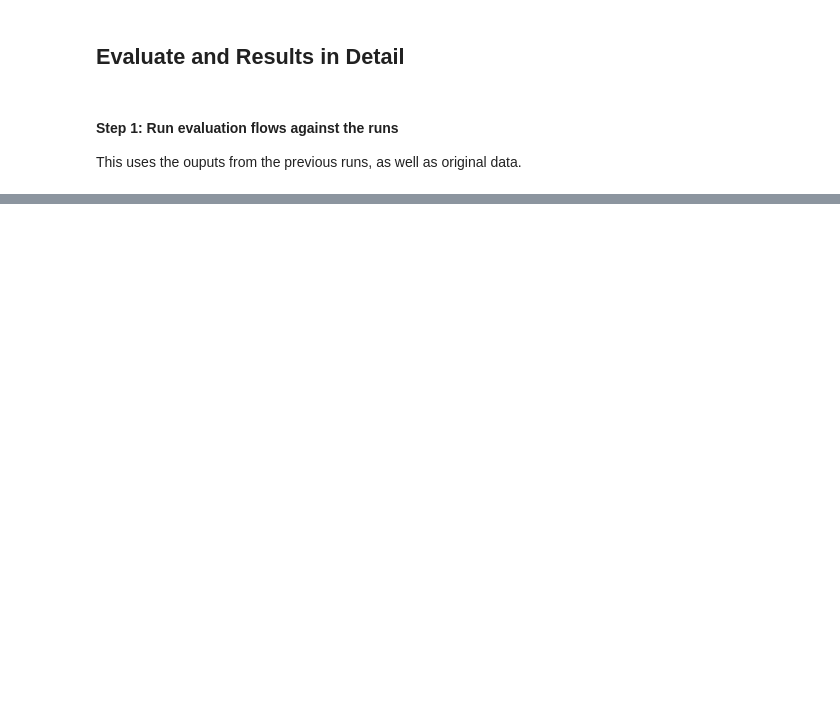
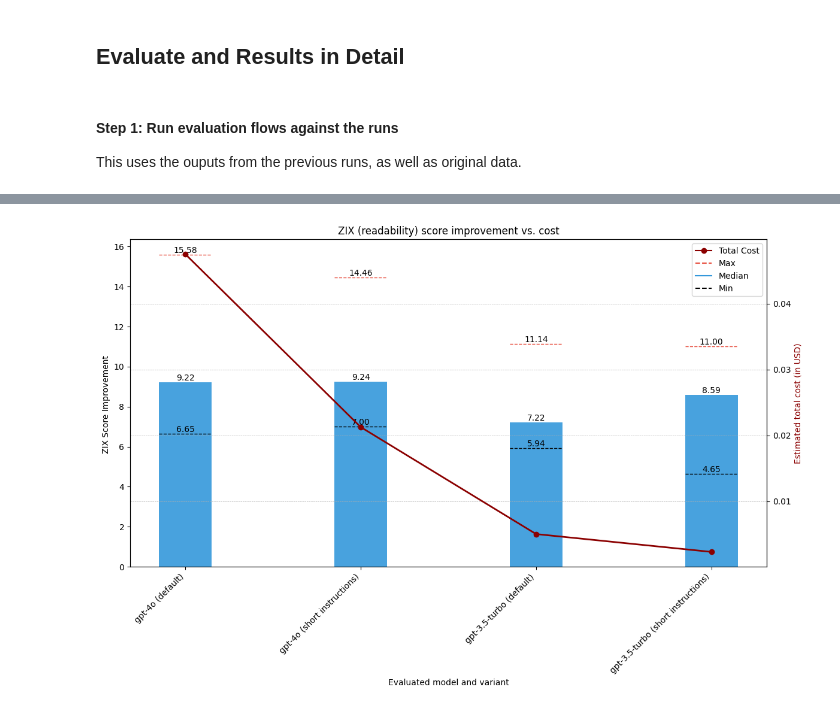
Before and after one commit to machinelearningZH/simply-simplify-language, a Jupyter notebook: promptflow/notebooks/evaluate_flows.ipynb, the cells around one changed output, grey strips where cells are left out. Cells and saved outputs as stored; diff of their text form; code cells hidden in the pictures; blank space fills up the shorter version.

```diff
--- a/promptflow/notebooks/evaluate_flows.ipynb
+++ b/promptflow/notebooks/evaluate_flows.ipynb
@@ -177,0 +134,8 @@ display(result_markdown(result_gpt35turbo_2))
+# %%
+# Execute some runs. The results just store a bit more information about the run, like the run_id, the status, etc.
+
+result_gpt4o = execute_run (pf, gpt4o_config)
+result_gpt4o_2 = execute_run (pf, gpt4o_config_2)
+
+result_gpt35turbo = execute_run (pf, gpt35turbo_config)
+result_gpt35turbo_2 = execute_run (pf, gpt35turbo_config_2)
@@ -258,0 +310,11 @@ display(eval_gpt4o["details"][["inputs.model", "inputs.original_text", "inputs.s
+# %%
+
+metrics_df = pd.DataFrame( [eval_gpt4o["metrics"],
+               eval_gpt4o_2["metrics"],
+               eval_gpt35turbo["metrics"],
+               eval_gpt35turbo_2["metrics"]],
+             index=["gpt-4o (default)",
+                    "gpt-4o (short instructions)",
+                    "gpt-3.5-turbo (default)",
+                    "gpt-3.5-turbo (short instructions)"]).sort_values(by="sum_total_cost", ascending=False)
+display(metrics_df)
@@ -258,0 +327,67 @@ display(eval_gpt4o["details"][["inputs.model", "inputs.original_text", "inputs.s
+# %%
+import numpy as np
+import matplotlib.pyplot as plt
+
+# Assuming metrics_df is predefined
+positions = np.arange(len(metrics_df))
+
+# Define bar width
+bar_width = 0.3
+
+# Plotting setup
+plt.figure(figsize=(12, 8))
+
+# Plotting median_score_improvement as bars
+bars = plt.bar(positions, metrics_df['median_score_improvement'], width=bar_width, color='#3498db', alpha=0.9, label='Median Score Improvement')
+
+# Adding value labels to bars (median)
+for bar in bars:
+    height = bar.get_height()
+    plt.text(bar.get_x() + bar.get_width() / 2.0, height, f'{height:.2f}', ha='center', va='bottom')
+
+
+# Plotting dashed horizontal lines for min_score_improvement
+for pos, value in zip(positions, metrics_df['min_score_improvement']):
+    plt.hlines(y=value, xmin=pos - bar_width/2, xmax=pos + bar_width/2, colors='#000000', linewidth=1, linestyles='dashed')
+    plt.text(pos, value, f'{value:.2f}', ha='center', va='bottom')
+
+
+# Plotting dashed horizontal lines for max_score_improvement
+for pos, value in zip(positions, metrics_df['max_score_improvement']):
+    plt.hlines(y=value, xmin=pos - bar_width/2, xmax=pos + bar_width/2, colors='#e74c3c', linewidth=1, linestyles='dashed')
+    plt.text(pos, value, f'{value:.2f}', ha='center', va='bottom')
+
+
+# Setting the x-ticks and labels
+plt.xticks(positions, metrics_df.index, rotation=45, ha="right")
+
+# Adding labels and title
+plt.xlabel('Evaluated model and variant')
+plt.ylabel('ZIX Score Improvement ')
+plt.title('ZIX (readability) score improvement vs. cost')
+
+# Adding the secondary y-axis for total cost
+ax2 = plt.gca().twinx()
+ax2.plot(metrics_df.index, metrics_df['sum_total_cost'], color='darkred', marker='o', linestyle='-', linewidth=2, label='Sum Total Cost')
+ax2.set_ylabel('Estimated total cost (in USD)', color='darkred')
+
+# Adjusting the legend to include all elements
+plt.legend(loc='upper center')
+ax2.legend(loc='upper right')
+
+# Adding gridlines for better readability
+plt.grid(True, which='both', linestyle='--', linewidth=0.5)
+#ax2.grid(True, which='both', linestyle='--', linewidth=0.5, color='darkred')
+
+# Improving the legend to differentiate between axes
+plt.legend(handles=[plt.Line2D([0], [0], color='darkred', marker='o', linestyle='-', label='Total Cost'),
+                    plt.Line2D([0], [0], color='#e74c3c',  label='Max', linestyle='dashed'),
+                    plt.Line2D([0], [0], color='#3498db',  label='Median'),
+                    plt.Line2D([0], [0], color='#000000',  label='Min', linestyle='dashed'),
+                    ],
+           loc='upper right', fontsize=10)
+
+plt.tight_layout()
+plt.show()
+# %% [output]
+[figure, added]
```
Also changed, not shown: parts of 35 cells of this notebook, 19 other files.
